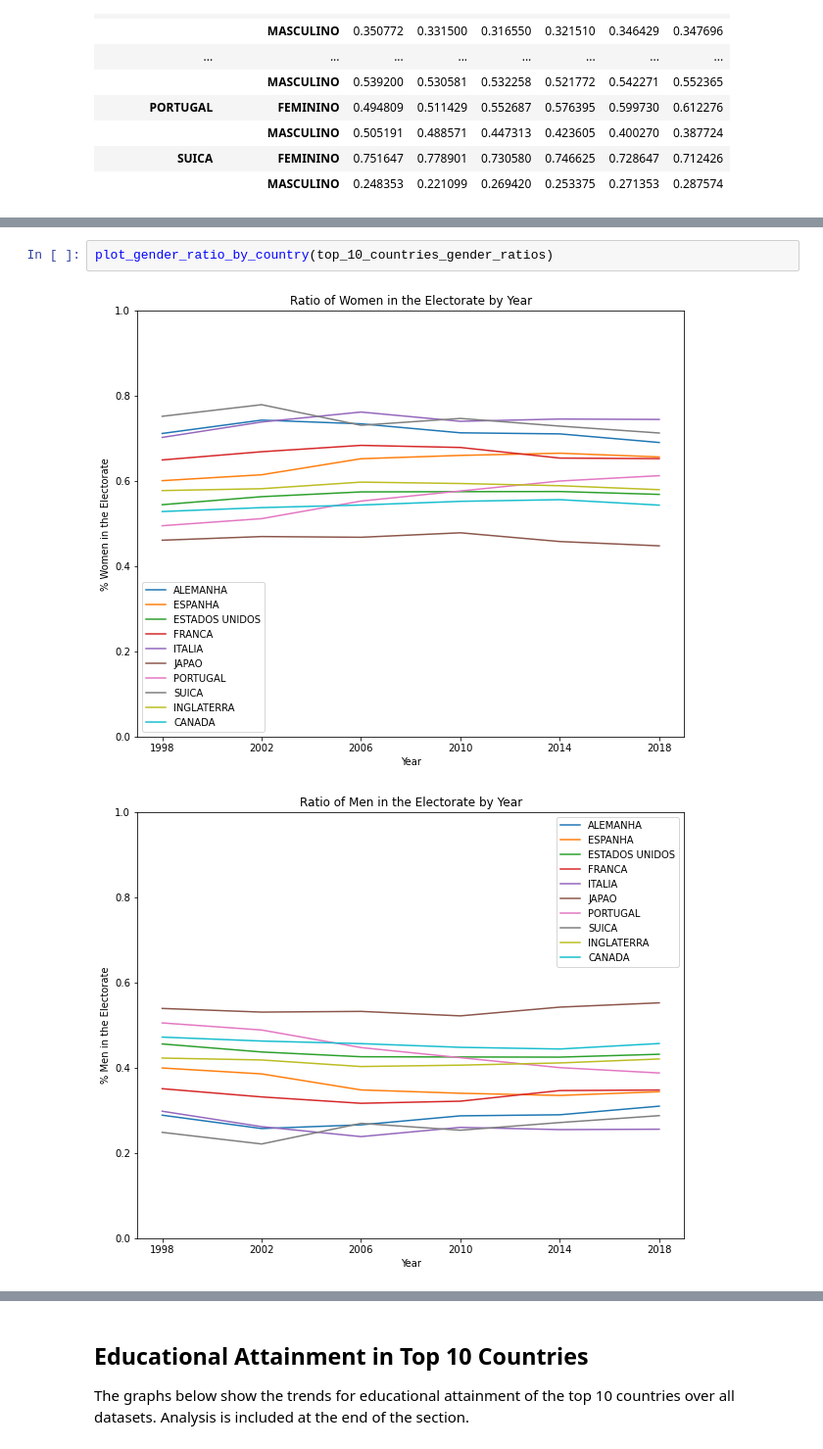
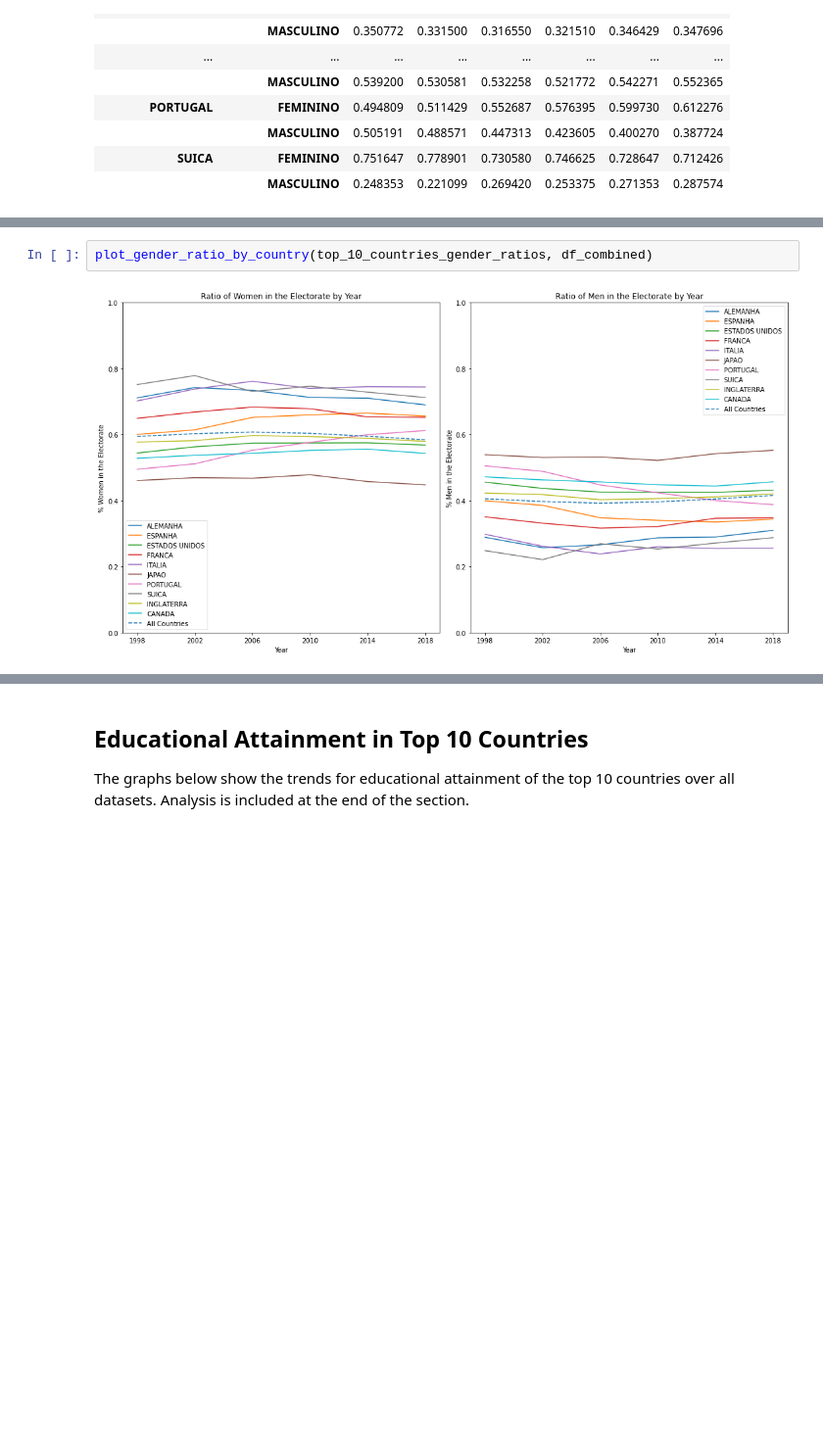
Before and after one commit to BU-Spark/ds-boston-bpda-br-election, a Jupyter notebook: TEAM1/src/electorate_location.ipynb, the cells around one changed output, grey strips where cells are left out. Shown at 98% size. Saved outputs shown, nothing was run; the diff lists cells and outputs as text; blank space fills up the shorter version.

```diff
--- a/TEAM1/src/electorate_location.ipynb
+++ b/TEAM1/src/electorate_location.ipynb
@@ -764,7 +795,6 @@ def plot_gender_ratio_by_country(df):
 # %%
-plot_gender_ratio_by_country(top_10_countries_gender_ratios)
+plot_gender_ratio_by_country(top_10_countries_gender_ratios, df_combined)
 # %% [output]
-[figure, old version]
+[figure, new version]
-[figure, removed]
 # %% [markdown]
 Looking at the graphs above, you can see that for the majority of the top ten countries, women make up the majority of the Brazillian electorate. This trend has not changed much in the period between 1998 - 2018. There doesn't appear to be a trend upward, or downward
```
Also changed, not shown: parts of 17 cells of this notebook, 26 other files.
